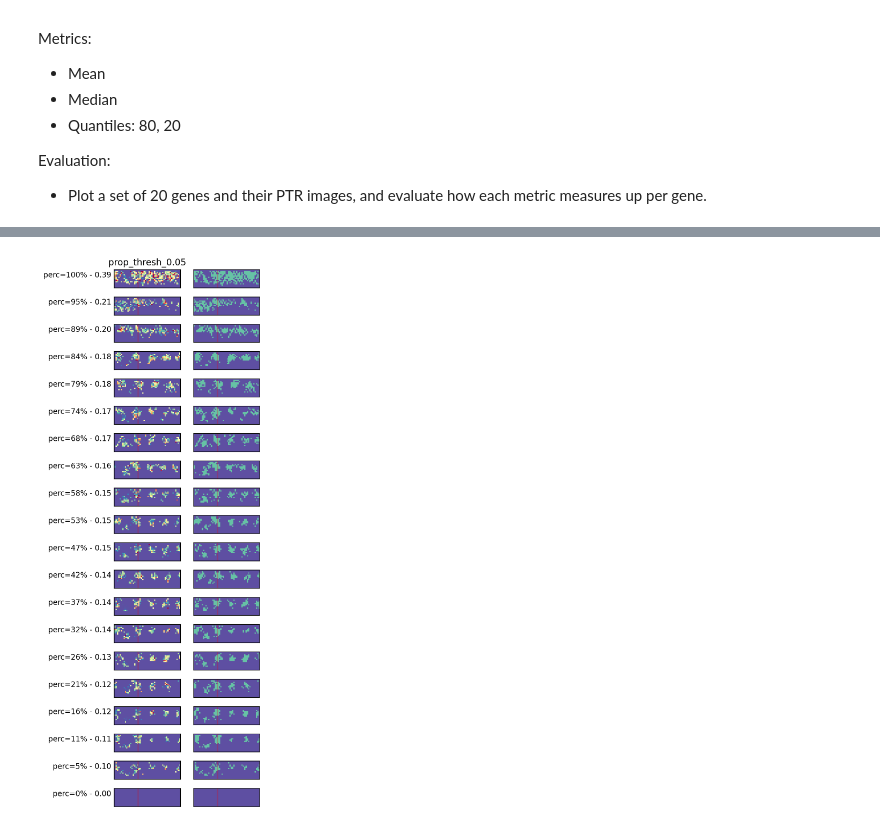
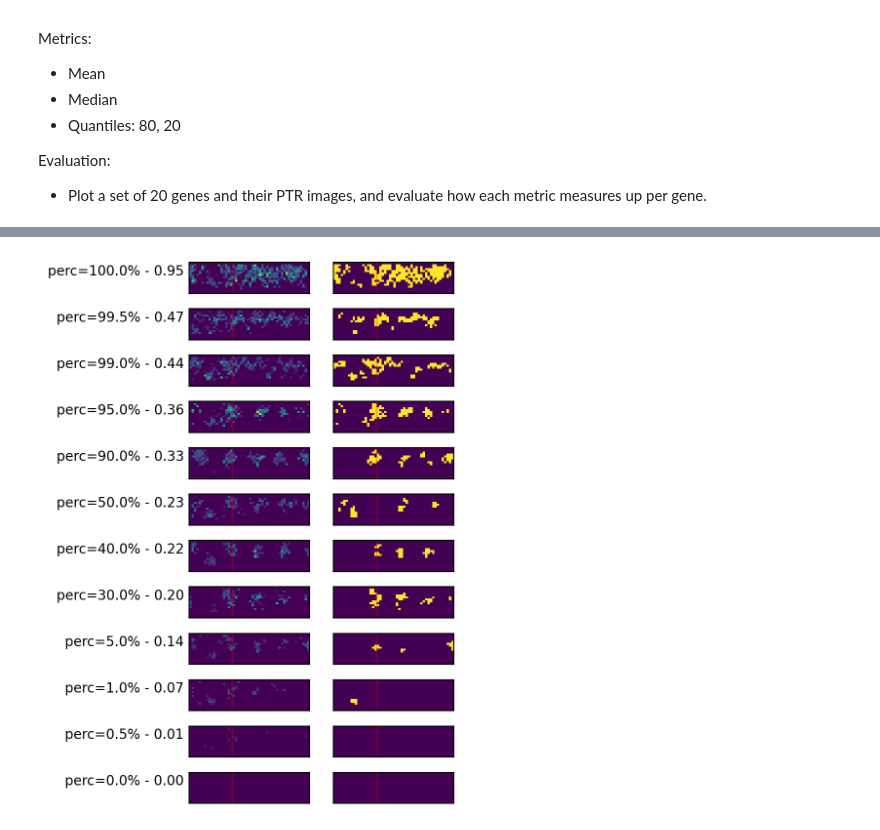
Before and after one commit to HarteminkLab/cell-cycle-deconv, a Jupyter notebook: 19_Chromatin_PTR_Analysis.ipynb, the cells around one changed output, grey strips where cells are left out. Saved outputs shown, nothing was run; the diff lists cells and outputs as text; code cells hidden in the pictures.

Commit message:
Create a class to plot examples for a given metric

```diff
--- a/19_Chromatin_PTR_Analysis.ipynb
+++ b/19_Chromatin_PTR_Analysis.ipynb
@@ -98,30 +103,6 @@ Metrics:
 Evaluation:
 - Plot a set of 20 genes and their PTR images, and evaluate how each metric measures up per gene.
 # %%
-
-ptrs = peak_to_trough_analysis.ptrs_df
-
-
-def summarize_ptrs(ptrs, metric_func):
-    summary_ptrs = ptrs.copy()
-    metric_val = summary_ptrs.apply(metric_func, axis=1)
-    return metric_val
-
-
-
-mean = summarize_ptrs(ptrs, np.mean)
-median = summarize_ptrs(ptrs, np.median)
-
-
-def compute_q_vals(ptrs, q_val):
-    q_func = lambda val : np.quantile(val, q=q_val)
-    q_vals = summarize_ptrs(ptrs, q_func)
-    return q_vals
-
-summary_ptrs = ptrs[[]].copy()
-
-summary_ptrs.loc[:, 'mean'] = mean
-summary_ptrs.loc[:, 'median'] = median
-
-for q_val in [0.8, 0.9, 0.95, 0.99]:
-    summary_ptrs.loc[:, f'q{q_val*100:.0f}'] = compute_q_vals(ptrs, q_val)
+mean = peak_to_trough_analysis.summarize_ptrs(np.mean)
+median = peak_to_trough_analysis.summarize_ptrs(np.median)
+q95 = peak_to_trough_analysis.compute_q_vals(0.95)
@@ -230,0 +111,7 @@ summary_ptrs[key] = prop_above_thresh
+# %%
+from src.ptr_analysis_plotter import PTRAnalysisPlotter
+
+plotter = PTRAnalysisPlotter(peak_to_trough_analysis, mean)
+# %%
+plotter.set_quantiles([1, 0.995, 0.99, 0.95, 0.9,
+                       0.5, 0.4, 0.3, 0.05, 0.01, 0.005, 0])
@@ -231,4 +122,4 @@ summary_ptrs[key] = prop_above_thresh
 # %%
-plot_metric_examples_quantiles(summary_ptrs, key)
+plotter.plot_metric_examples_quantiles()
 # %% [output]
-[figure, old version]
+[figure, new version]
```
Also changed, not shown: parts of 22 cells of this notebook, 3 other files.
